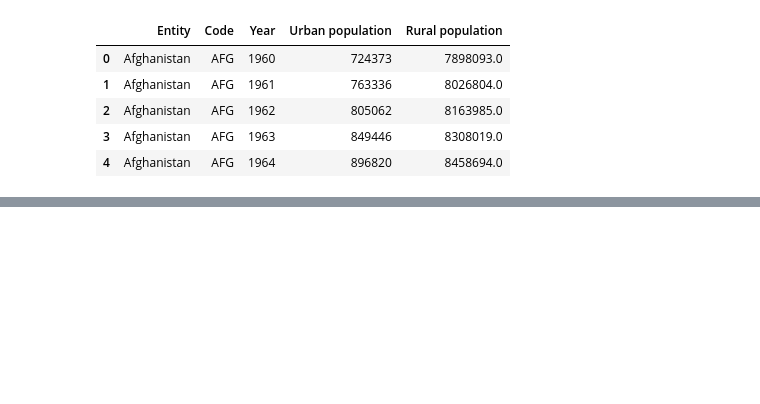
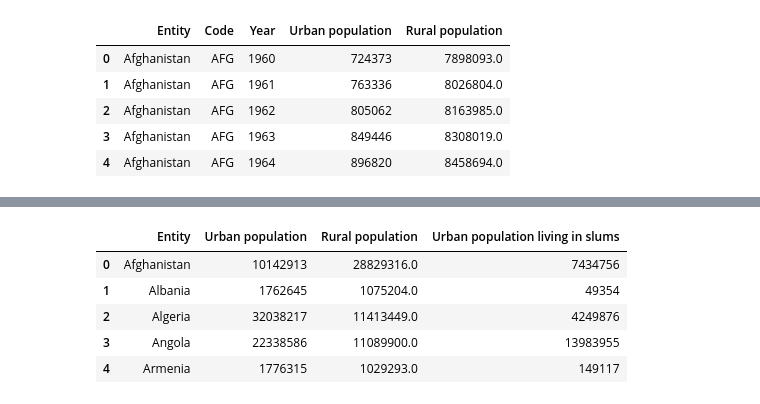
Before and after one commit to rif42/ClassifyingUrbanizationSlumPopulations, a Jupyter notebook: urbanization.ipynb, the cells around one changed output, grey strips where cells are left out. Saved outputs shown, nothing was run; the diff lists cells and outputs as text; code cells hidden in the pictures; blank space fills up the shorter version.

```diff
--- a/urbanization.ipynb
+++ b/urbanization.ipynb
@@ -252,0 +121,6 @@ https://energydata.info/dataset?q=nuclear
+# %%
+slums2 = slums.copy()
+slums2 = slums2[slums2['Year'].isin([2020])].reset_index(drop=True)
+
+# slums2.head()
+slums2.info()
@@ -252,0 +139,4 @@ https://energydata.info/dataset?q=nuclear
+# %%
+# delete entity that doesnt exist in slums
+urban3 = urban2.copy()
+urban3 = urban3[urban3['Entity'].isin(slums2['Entity'])].reset_index(drop=True)
@@ -252,0 +148,6 @@ https://energydata.info/dataset?q=nuclear
+# %%
+# delete unnecessary columns in slums
+slums3 = slums2.copy()
+slums3 = slums3.drop(columns=['Entity', 'Code', 'Year'])
+
+slums3.head()
@@ -252,0 +161,4 @@ https://energydata.info/dataset?q=nuclear
+# %%
+urban3 = urban3.drop(columns=['Code', 'Year'])
+
+urban3.head()
@@ -252,0 +172,12 @@ https://energydata.info/dataset?q=nuclear
+# %%
+# combine urban and slums data
+urban4 = pd.concat([urban3, slums3], axis=1, join='inner').reset_index(drop=True)
+
+urban4.head()
+# %% [output]
+|  | Entity | Urban population | Rural population | Urban population living in slums |
+| 0 | Afghanistan | 10142913 | 28829316.0 | 7434756 |
+| 1 | Albania | 1762645 | 1075204.0 | 49354 |
+| 2 | Algeria | 32038217 | 11413449.0 | 4249876 |
+| 3 | Angola | 22338586 | 11089900.0 | 13983955 |
+| 4 | Armenia | 1776315 | 1029293.0 | 149117 |
```
Also changed, not shown: parts of 42 cells of this notebook, 6 other files.
